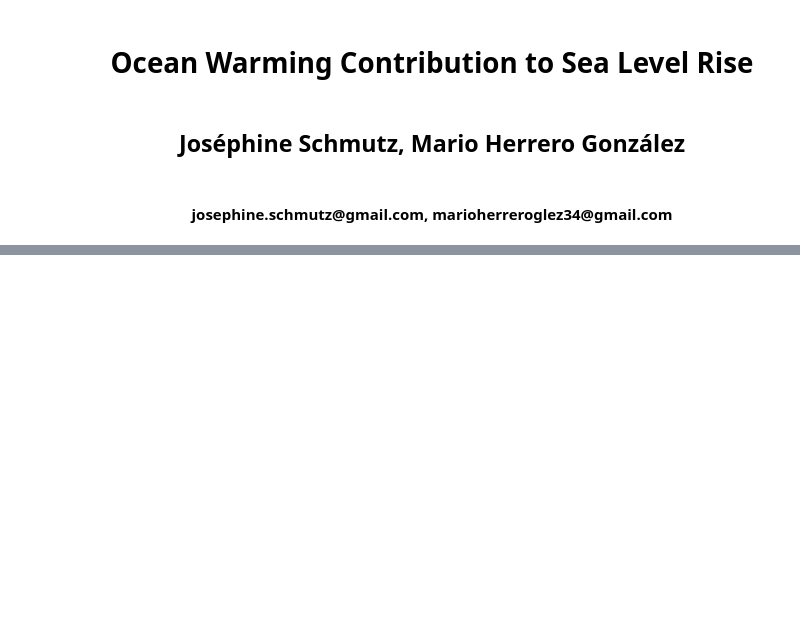
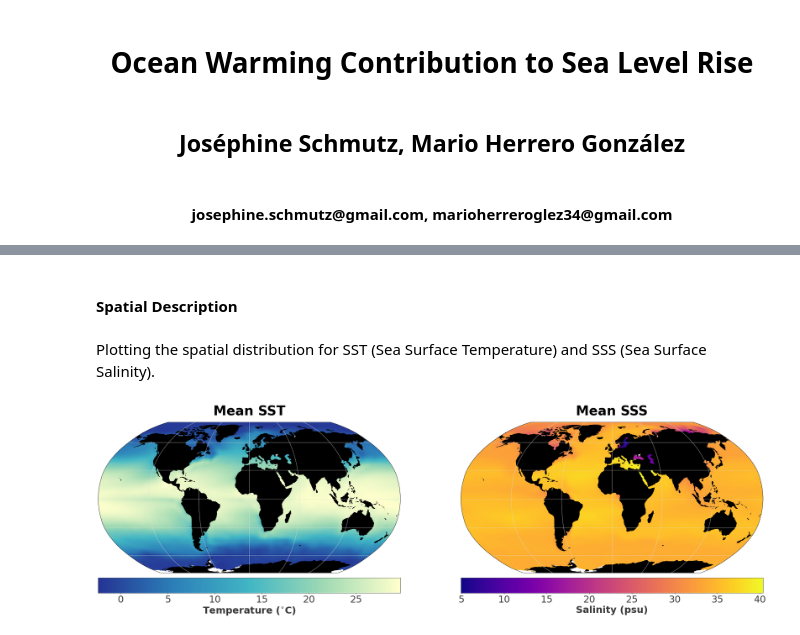
Before and after one commit to obidam/ds2-2022, a Jupyter notebook: project/Project 6 -Schmutz and Herrero/P6_G2_Schmutz_Herrero.ipynb, the cells around one changed output, grey strips where cells are left out. Drawn from its saved outputs; the diff is of its cells as text; code cells hidden in the pictures; blank space fills up the shorter version.

```diff
--- a/project/Project 6 -Schmutz and Herrero/P6_G2_Schmutz_Herrero.ipynb
+++ b/project/Project 6 -Schmutz and Herrero/P6_G2_Schmutz_Herrero.ipynb
@@ -100,0 +185,2 @@ ds.isel(depth=0, time=0).temperature.plot() # First example, will be ploted bett
+# %%
+ds = ds.sel(depth=slice(ds.depth[0],ds.depth[30]))
@@ -100,0 +189,2 @@ ds.isel(depth=0, time=0).temperature.plot() # First example, will be ploted bett
+# %%
+ds['depth'] = - ds['depth']
@@ -100,0 +193,2 @@ ds.isel(depth=0, time=0).temperature.plot() # First example, will be ploted bett
+# %%
+ds['temperature'] = ds['temperature'] - 273.15
@@ -100,0 +207,5 @@ ds.isel(depth=0, time=0).temperature.plot() # First example, will be ploted bett
+# %%
+%%time
+time_mean_SST = ds.temperature.isel(depth=0).mean(dim=['time'])
+time_mean_SSS = ds.salinity.isel(depth=0).mean(dim=['time'])
+time_mean_SST_res, time_mean_SSS_res =dask.compute(time_mean_SST , time_mean_SSS)
@@ -100,0 +223,12 @@ ds.isel(depth=0, time=0).temperature.plot() # First example, will be ploted bett
+# %% [markdown]
+#### Spatial Description
+# %% [markdown]
+Plotting the spatial distribution for SST (Sea Surface Temperature) and SSS (Sea Surface Salinity).
+# %%
+fig, axs = plt.subplots(nrows=1,ncols=2,
+                        subplot_kw={'projection': ccrs.Robinson()},
+                        figsize=(40,12))
+subplot_im(time_mean_SST_res,"Mean SST",'Temperature ($^{\circ}$C)',axs[0],cbar_size=.08)
+subplot_im(time_mean_SSS_res,"Mean SSS",'Salinity (psu)',axs[1],cbar_size=.08,cmap='plasma')
+# %% [output]
+[figure, added]
```
Also changed, not shown: parts of 104 cells of this notebook.
